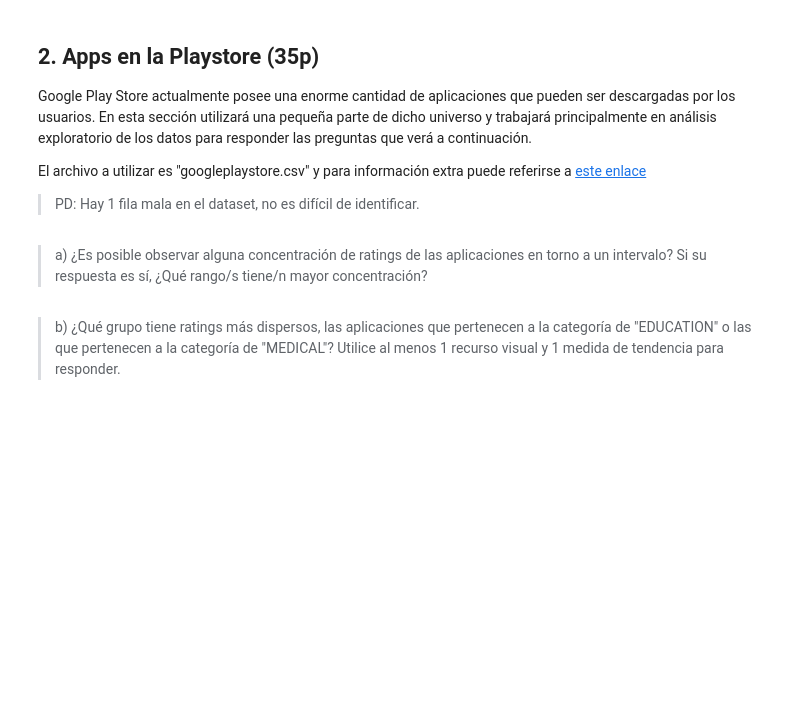
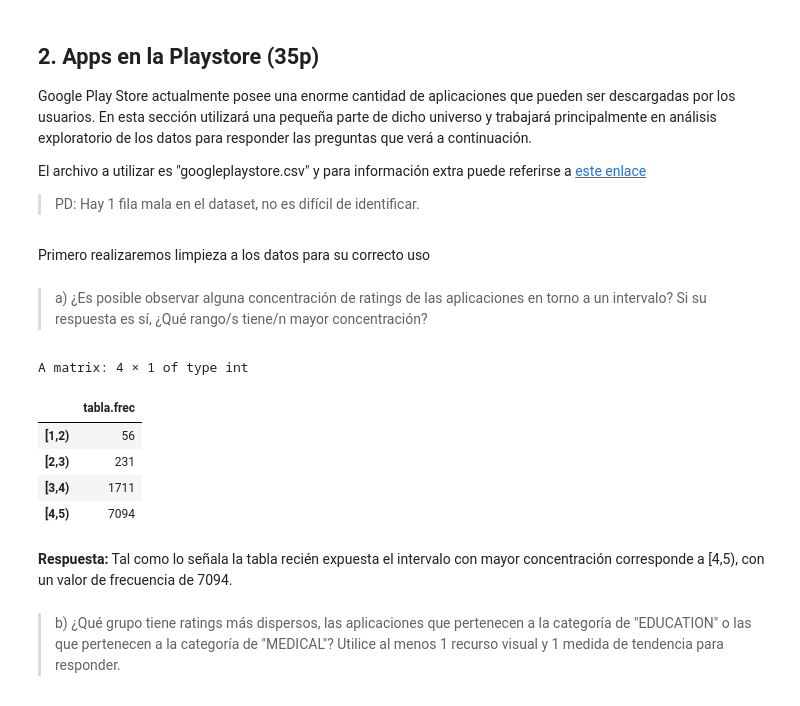
Before and after one commit to jpjorquera/Lab1-Estaca, a Jupyter notebook: Laboratorio 1.ipynb, the cells around one changed output. Drawn from its saved outputs; the diff is of its cells as text; code cells hidden in the pictures; blank space fills up the shorter version.

```diff
--- a/Laboratorio 1.ipynb
+++ b/Laboratorio 1.ipynb
@@ -96,3 +87,5 @@ Google Play Store actualmente posee una enorme cantidad de aplicaciones que pued
 El archivo a utilizar es "googleplaystore.csv" y para información extra puede referirse a [este enlace](https://www.kaggle.com/lava18/google-play-store-apps)
 
 >PD: Hay 1 fila mala en el dataset, no es difícil de identificar.
+# %% [markdown]
+Primero realizaremos limpieza a los datos para su correcto uso
@@ -99,4 +101,21 @@ El archivo a utilizar es "googleplaystore.csv" y para información extra puede r
 # %% [markdown]
 >a) ¿Es posible observar alguna concentración de ratings de las aplicaciones en torno a un intervalo? Si su respuesta es sí, ¿Qué rango/s tiene/n mayor concentración?
+# %%
+intervalos <- seq(from = 1, to = 5, by = 1)
+frecuencias <- cut(datos$Rating,
+                 breaks = intervalos,
+                 dig.lab = 2,
+                 right = FALSE)
+tabla.frec  <- table(frecuencias)   # Crea la tabla de frecuencias
+cbind(tabla.frec)
+# %% [output]
+A matrix: 4 × 1 of type int
+|  | tabla.frec |
+| [1,2) | 56 |
+| [2,3) | 231 |
+| [3,4) | 1711 |
+| [4,5) | 7094 |
+# %% [markdown]
+**Respuesta:** Tal como lo señala la tabla recién expuesta el intervalo con mayor concentración corresponde a \[4,5), con un valor de frecuencia de 7094.
 # %% [markdown]
 >b) ¿Qué grupo tiene ratings más dispersos, las aplicaciones que pertenecen a la categoría de "EDUCATION" o las que pertenecen a la categoría de "MEDICAL"? Utilice al menos 1 recurso visual y 1 medida de tendencia para responder.
```
Also changed, not shown: parts of 18 cells of this notebook.
